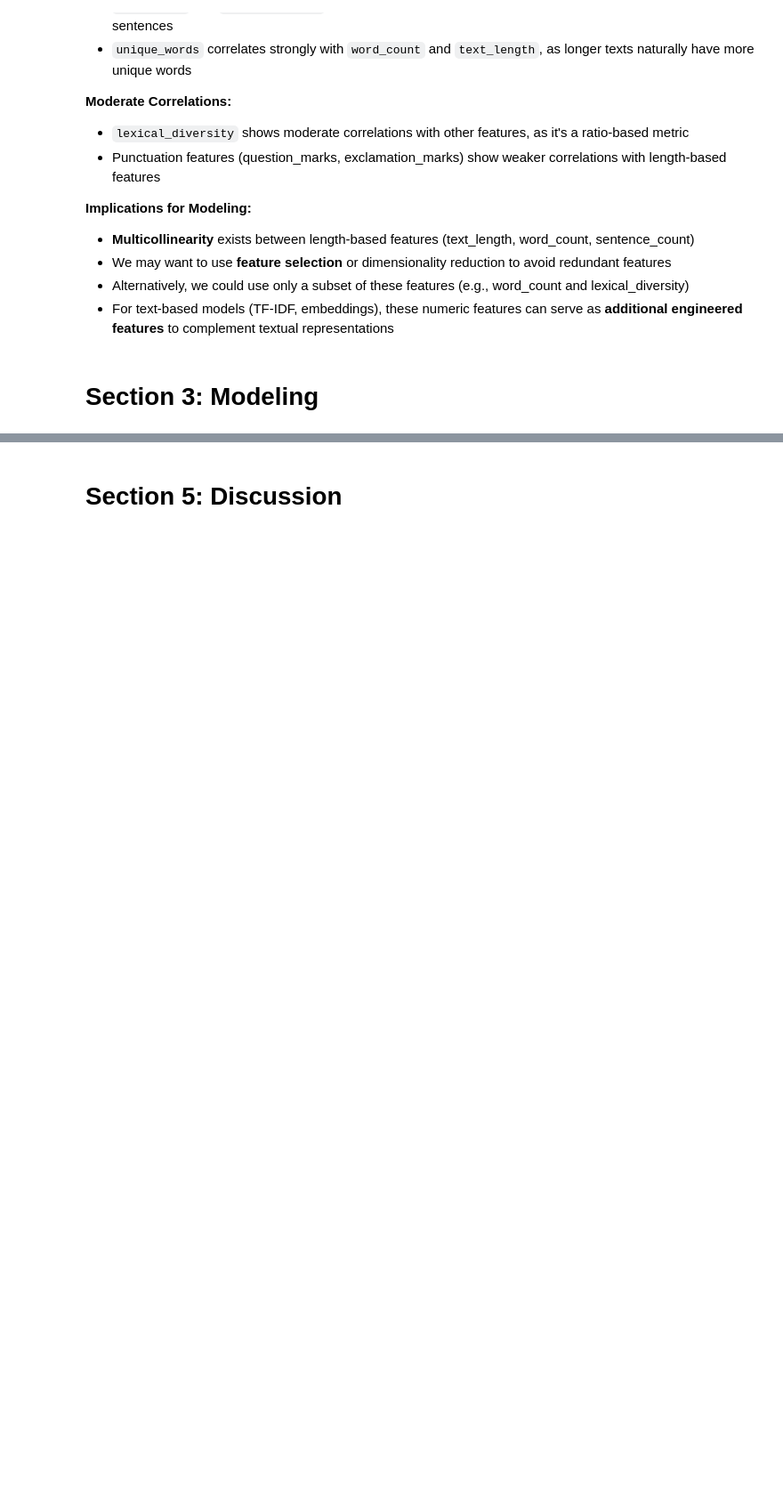
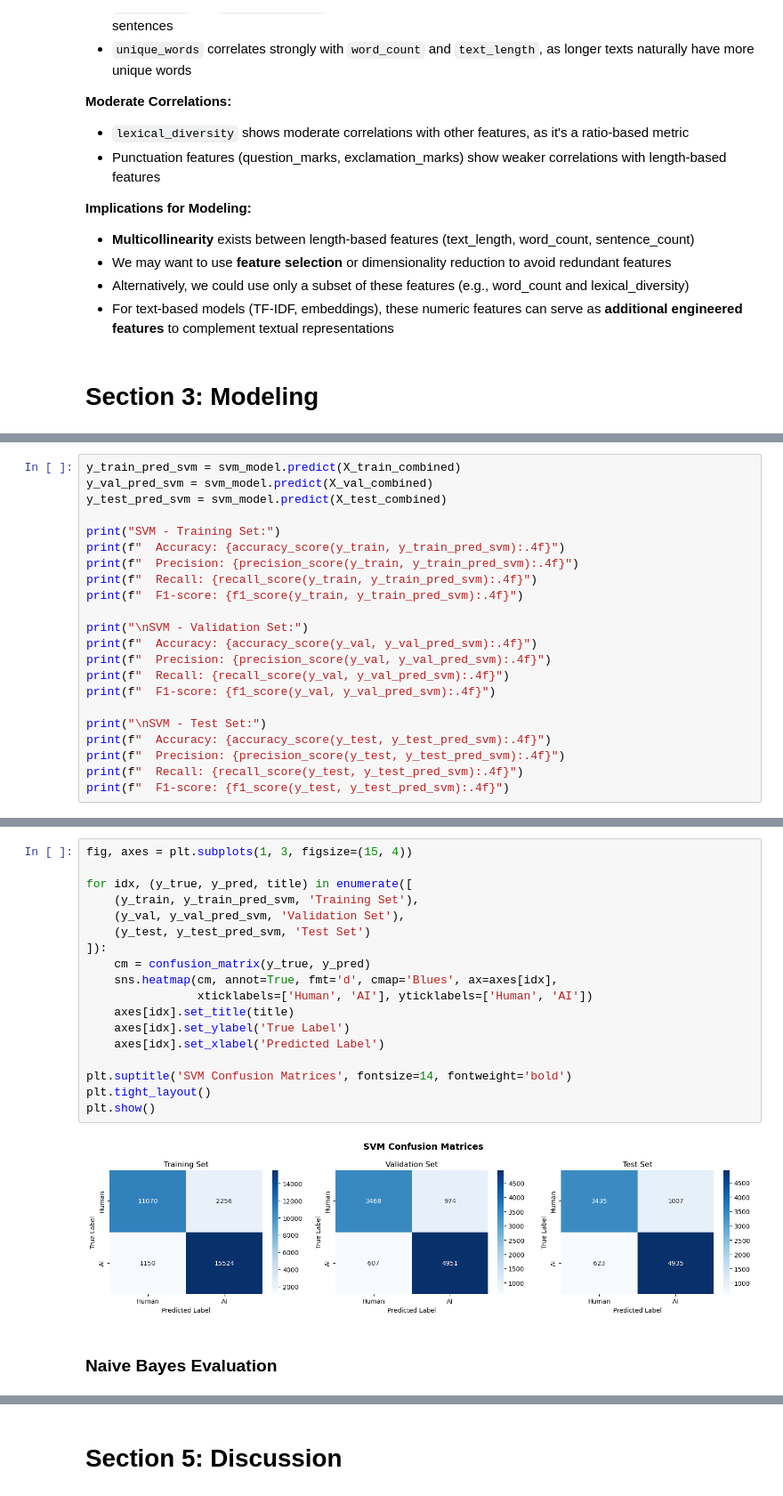
Before and after one commit to charliespy/CSE158_Assignment2, a Jupyter notebook: assignment2.ipynb, the cells around one changed output, grey strips where cells are left out. Shown: that part at 89% size. Cells and saved outputs as stored; diff of their text form; blank space fills up the shorter version.

```diff
--- a/assignment2.ipynb
+++ b/assignment2.ipynb
@@ -464,0 +656,22 @@ The correlation matrix reveals important relationships between features:
+# %%
+y_train_pred_svm = svm_model.predict(X_train_combined)
+y_val_pred_svm = svm_model.predict(X_val_combined)
+y_test_pred_svm = svm_model.predict(X_test_combined)
+
+print("SVM - Training Set:")
+print(f"  Accuracy: {accuracy_score(y_train, y_train_pred_svm):.4f}")
+print(f"  Precision: {precision_score(y_train, y_train_pred_svm):.4f}")
+print(f"  Recall: {recall_score(y_train, y_train_pred_svm):.4f}")
+print(f"  F1-score: {f1_score(y_train, y_train_pred_svm):.4f}")
+
+print("\nSVM - Validation Set:")
+print(f"  Accuracy: {accuracy_score(y_val, y_val_pred_svm):.4f}")
+print(f"  Precision: {precision_score(y_val, y_val_pred_svm):.4f}")
+print(f"  Recall: {recall_score(y_val, y_val_pred_svm):.4f}")
+print(f"  F1-score: {f1_score(y_val, y_val_pred_svm):.4f}")
+
+print("\nSVM - Test Set:")
+print(f"  Accuracy: {accuracy_score(y_test, y_test_pred_svm):.4f}")
+print(f"  Precision: {precision_score(y_test, y_test_pred_svm):.4f}")
+print(f"  Recall: {recall_score(y_test, y_test_pred_svm):.4f}")
+print(f"  F1-score: {f1_score(y_test, y_test_pred_svm):.4f}")
@@ -464,0 +696,22 @@ The correlation matrix reveals important relationships between features:
+# %%
+fig, axes = plt.subplots(1, 3, figsize=(15, 4))
+
+for idx, (y_true, y_pred, title) in enumerate([
+    (y_train, y_train_pred_svm, 'Training Set'),
+    (y_val, y_val_pred_svm, 'Validation Set'),
+    (y_test, y_test_pred_svm, 'Test Set')
+]):
+    cm = confusion_matrix(y_true, y_pred)
+    sns.heatmap(cm, annot=True, fmt='d', cmap='Blues', ax=axes[idx],
+                xticklabels=['Human', 'AI'], yticklabels=['Human', 'AI'])
+    axes[idx].set_title(title)
+    axes[idx].set_ylabel('True Label')
+    axes[idx].set_xlabel('Predicted Label')
+
+plt.suptitle('SVM Confusion Matrices', fontsize=14, fontweight='bold')
+plt.tight_layout()
+plt.show()
+# %% [output]
+[figure, added]
+# %% [markdown]
+### Naive Bayes Evaluation
```
Also changed, not shown: parts of 31 cells of this notebook.
